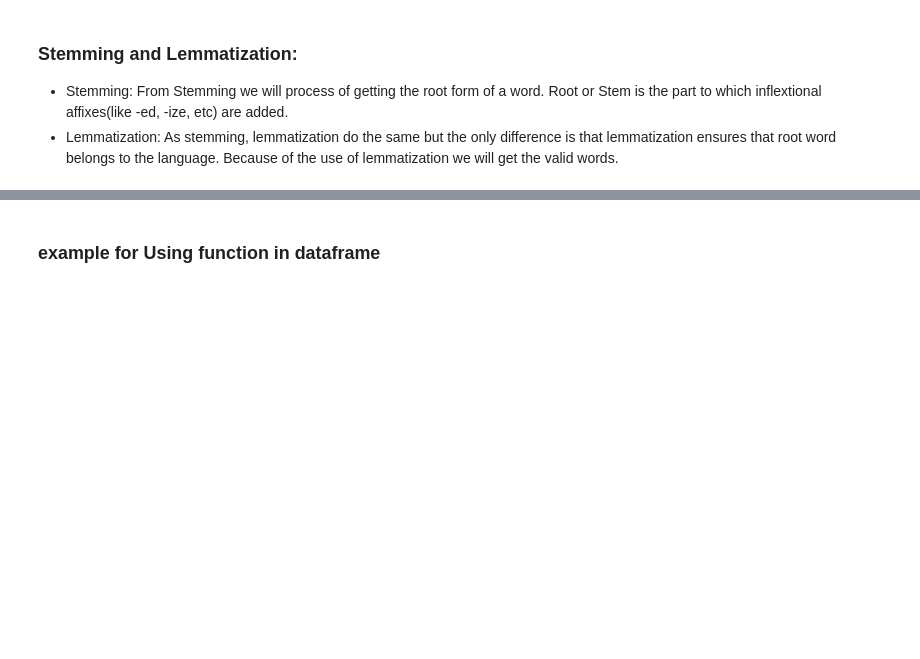
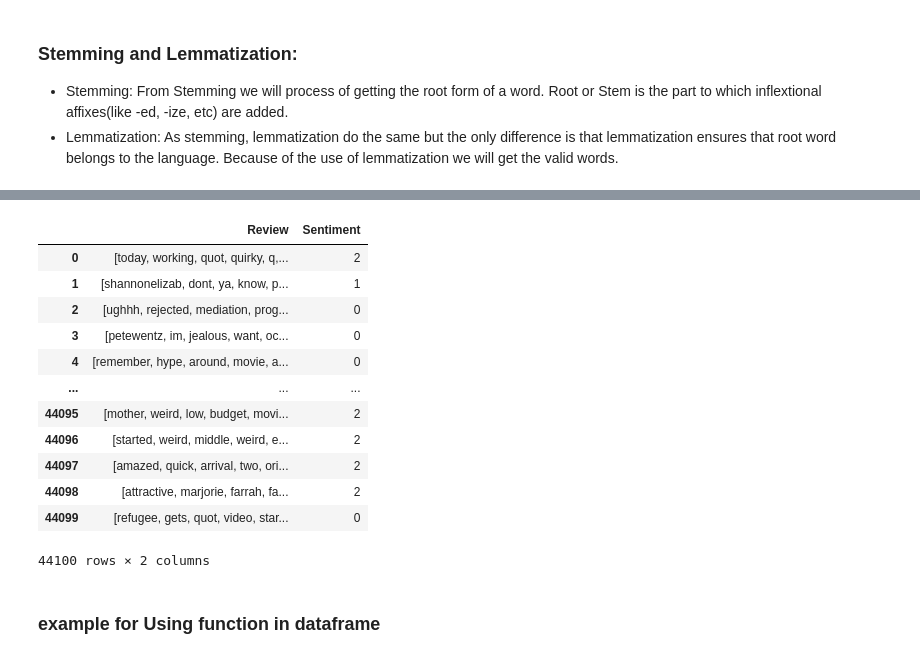
Before and after one commit to Nikhil-V98/Analyticsvidhya, a Jupyter notebook: Machinehack/Sentiment_Analysis/NLP.ipynb, the cells around one changed output, grey strips where cells are left out. Drawn from its saved outputs; the diff is of its cells as text; code cells hidden in the pictures; blank space fills up the shorter version.

```diff
--- a/Machinehack/Sentiment_Analysis/NLP.ipynb
+++ b/Machinehack/Sentiment_Analysis/NLP.ipynb
@@ -125,0 +137,8 @@ See the caveats in the documentation: https://pandas.pydata.org/pandas-docs/stab
+# %%
+from nltk.stem import wordnet
+lemma = wordnet.WordNetLemmatizer()
+nltk.download('omw-1.4')
+nltk.download('wordnet')
+
+for i  in range(text.shape[0]):
+  text['Review'][i] = [lemma.lemmatize(word, pos ='v') for word in text['Review'][i]]
@@ -126,3 +153,19 @@ See the caveats in the documentation: https://pandas.pydata.org/pandas-docs/stab
+# %%
+text
+# %% [output]
+|  | Review | Sentiment |
+| 0 | [today, working, quot, quirky, q,... | 2 |
+| 1 | [shannonelizab, dont, ya, know, p... | 1 |
+| 2 | [ughhh, rejected, mediation, prog... | 0 |
+| 3 | [petewentz, im, jealous, want, oc... | 0 |
+| 4 | [remember, hype, around, movie, a... | 0 |
+| ... | ... | ... |
+| 44095 | [mother, weird, low, budget, movi... | 2 |
+| 44096 | [started, weird, middle, weird, e... | 2 |
+| 44097 | [amazed, quick, arrival, two, ori... | 2 |
+| 44098 | [attractive, marjorie, farrah, fa... | 2 |
+| 44099 | [refugee, gets, quot, video, star... | 0 |
+44100 rows × 2 columns
 # %% [markdown]
 ### example for Using function in dataframe
 # %%
```
Also changed, not shown: parts of 3 cells of this notebook.
